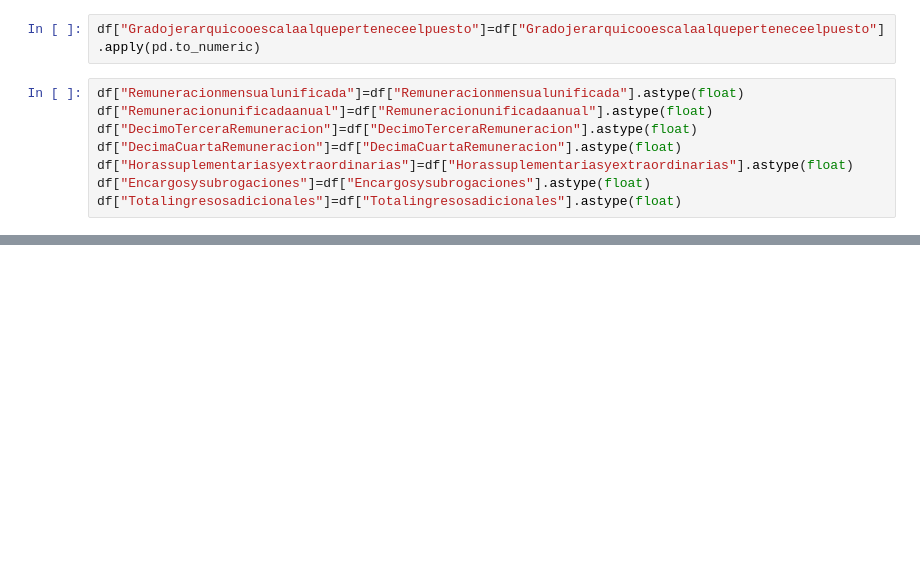
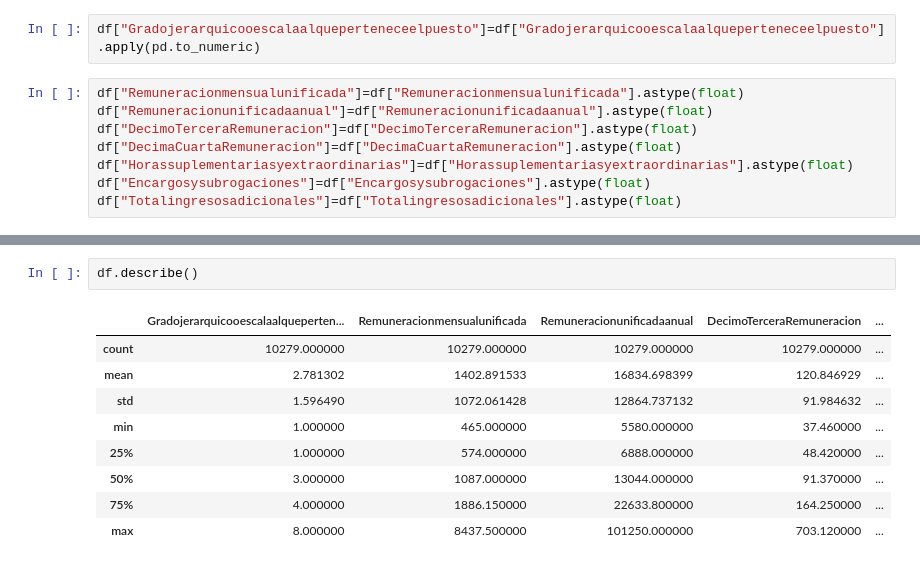
Before and after one commit to gustavoxa/Proyectoprocesamiento, a Jupyter notebook: Untitled.ipynb, the cells around one changed output, grey strips where cells are left out. Cells and saved outputs as stored; diff of their text form; blank space fills up the shorter version.

```diff
--- a/Untitled.ipynb
+++ b/Untitled.ipynb
@@ -77,3 +90,15 @@ df.head(20)
 | 18 | BODEGUERO | 2 | 1418.00 | 17016.0 | ... |
 | 19 | SUPERINTENDENTE DE OPERACIONES ( S ) | 6 | 3360.00 | 40320.0 | ... |
 | 20 | SUPERINTENDENTE DE SEGURIDAD | 5 | 4361.00 | 52332.0 | ... |
+# %%
+df.describe()
+# %% [output]
+|  | Gradojerarquicooescalaalqueperten... | Remuneracionmensualunificada | Remuneracionunificadaanual | DecimoTerceraRemuneracion | ... |
+| count | 10279.000000 | 10279.000000 | 10279.000000 | 10279.000000 | ... |
+| mean | 2.781302 | 1402.891533 | 16834.698399 | 120.846929 | ... |
+| std | 1.596490 | 1072.061428 | 12864.737132 | 91.984632 | ... |
+| min | 1.000000 | 465.000000 | 5580.000000 | 37.460000 | ... |
+| 25% | 1.000000 | 574.000000 | 6888.000000 | 48.420000 | ... |
+| 50% | 3.000000 | 1087.000000 | 13044.000000 | 91.370000 | ... |
+| 75% | 4.000000 | 1886.150000 | 22633.800000 | 164.250000 | ... |
+| max | 8.000000 | 8437.500000 | 101250.000000 | 703.120000 | ... |
```
Also changed, not shown: parts of 23 cells of this notebook.
